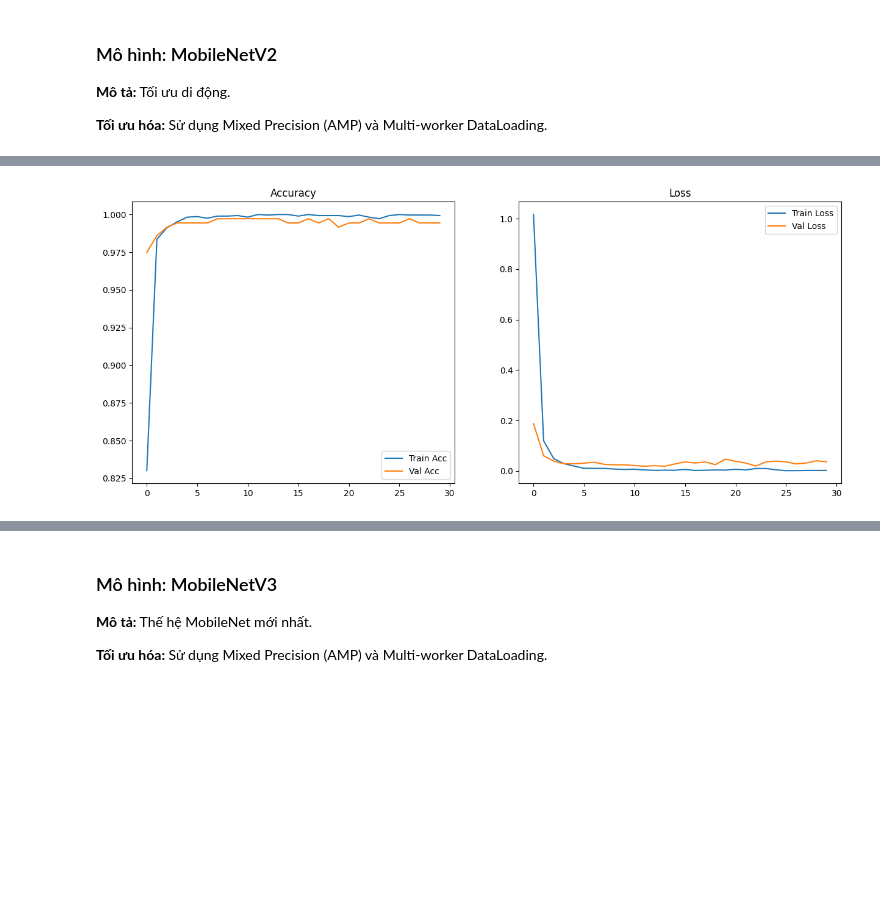
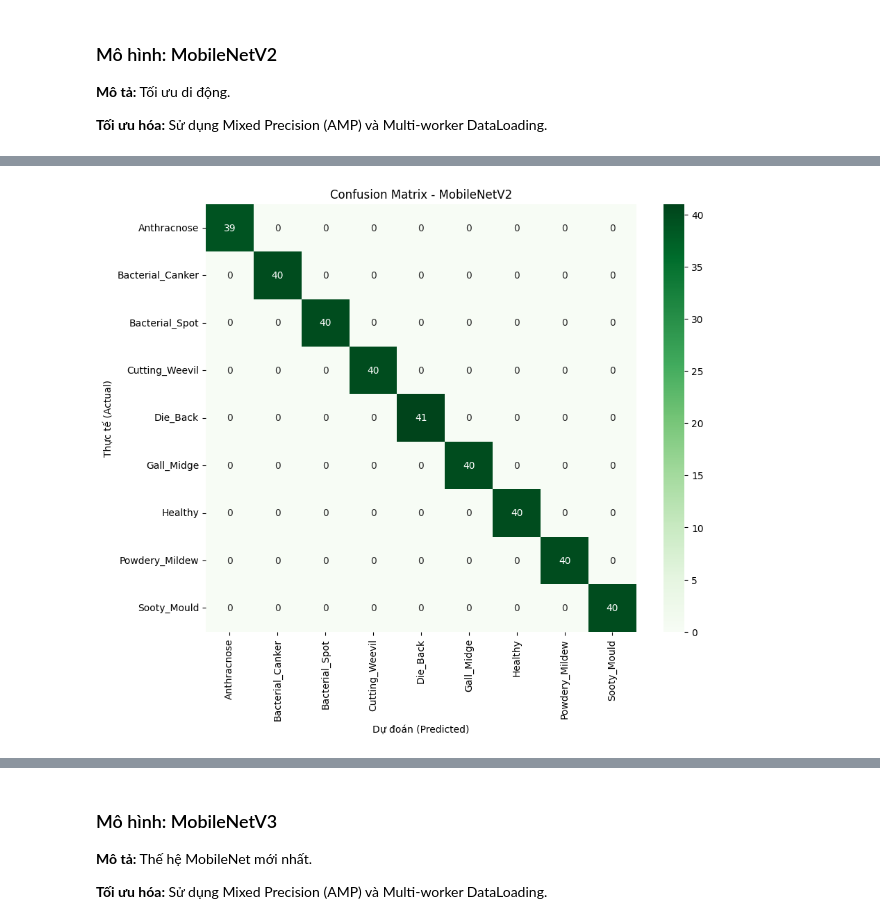
Before and after one commit to singuyen0312e9/MangoLeaf, a Jupyter notebook: MangoLeaf_Scientific_Report.ipynb, the cells around one changed output, grey strips where cells are left out. Cells and saved outputs as stored; diff of their text form; code cells hidden in the pictures; blank space fills up the shorter version.

```diff
--- a/MangoLeaf_Scientific_Report.ipynb
+++ b/MangoLeaf_Scientific_Report.ipynb
@@ -219,68 +390,98 @@ m_name = 'MobileNetV2'
 m_res_path = os.path.join(RESULT_PATH, m_name)
 os.makedirs(m_res_path, exist_ok=True)
 
-print(f'--- Đang khởi tạo mô hình: {m_name} ---')
+print(f'--- Đang khởi tạo mô hình: {m_name} (Pretrained + Optimized) ---')
 model = get_model(m_name, NUM_CLASSES)
 criterion = nn.CrossEntropyLoss()
-optimizer = optim.Adam(model.parameters(), lr=0.0001)
-scaler = torch.cuda.amp.GradScaler() # AMP
+optimizer = optim.Adam(model.parameters(), lr=0.0001) # Learning rate thấp giúp tinh chỉnh tốt hơn
+scaler = torch.cuda.amp.GradScaler()
+early_stopper = EarlyStopping(patience=8, verbose=True) # Dừng nếu 8 epoch không giảm loss
 
 history = {'train_loss': [], 'val_loss': [], 'train_acc': [], 'val_acc': []}
+best_acc = 0.0
 
 for epoch in range(EPOCHS):
+    # --- PHASE: TRAIN ---
     model.train(); tr_loss, tr_correct = 0, 0
     pbar = tqdm(train_loader, desc=f'Epoch {epoch+1}/{EPOCHS} [Train]')
     for inputs, labels in pbar:
         inputs, labels = inputs.to(DEVICE), labels.to(DEVICE)
         optimizer.zero_grad()
-        with torch.cuda.amp.autocast(): # AMP Forward
+        with torch.cuda.amp.autocast():
             outputs = model(inputs)
             loss = criterion(outputs, labels)
-        scaler.scale(loss).backward() # AMP Backward
+        scaler.scale(loss).backward()
         scaler.step(optimizer)
         scaler.update()
-        tr_loss += loss.item(); _, preds = torch.max(outputs, 1)
-        tr_correct += (preds == labels.data).sum().item()
+
+        tr_loss += loss.item()
+        _, preds = torch.max(outputs, 1)
+        tr_correct += (preds == labels).sum().item()
         pbar.set_postfix({'loss': f'{loss.item():.4f}'})
 
+    # --- PHASE: VAL ---
     model.eval(); v_loss, v_correct = 0, 0
     with torch.no_grad():
-        vbar = tqdm(val_loader, desc=f'Epoch {epoch+1}/{EPOCHS} [Val]')
-        for inputs, labels in vbar:
+        for inputs, labels in val_loader:
             inputs, labels = inputs.to(DEVICE), labels.to(DEVICE)
             with torch.cuda.amp.autocast():
                 outputs = model(inputs); loss = criterion(outputs, labels)
-            v_loss += loss.item(); _, preds = torch.max(outputs, 1)
-            v_correct += (preds == labels.data).sum().item()
+            v_loss += loss.item()
+            _, preds = torch.max(outputs, 1)
+            v_correct += (preds == labels).sum().item()
 
+    # Tính toán & Lưu History
+    epoch_val_acc = v_correct / len(val_set)
     history['train_loss'].append(tr_loss/len(train_loader))
     history['val_loss'].append(v_loss/len(val_loader))
     history['train_acc'].append(tr_correct/len(train_set))
-    history['val_acc'].append(v_correct/len(val_set))
+    history['val_acc'].append(epoch_val_acc)
 
-# TÍNH TOÁN METRICS
+    # Lưu model tốt nhất (Checkpoint)
+    if epoch_val_acc > best_acc:
+        best_acc = epoch_val_acc
+        torch.save(model.state_dict(), os.path.join(m_res_path, 'best_model.pth'))
+
+# --- ĐÁNH GIÁ VÀ VẼ MA TRẬN NHẦM LẪN (Confusion Matrix) ---
+print(f'--- Đang đánh giá {m_name} trên tập Test ---')
+model.load_state_dict(torch.load(os.path.join(m_res_path, 'best_model.pth')))
+model.eval()
+
 y_true, y_pred = [], []
-model.eval()
 with torch.no_grad():
     for inputs, labels in test_loader:
-        outputs = model(inputs.to(DEVICE)); _, preds = torch.max(outputs, 1)
-        y_true.extend(labels.numpy()); y_pred.extend(preds.cpu().numpy())
+        outputs = model(inputs.to(DEVICE))
+        _, preds = torch.max(outputs, 1)
+        y_true.extend(labels.numpy())
+        y_pred.extend(preds.cpu().numpy())
 
+# 1. Vẽ Ma trận nhầm lẫn
+cm = confusion_matrix(y_true, y_pred)
+plt.figure(figsize=(10, 8))
+sns.heatmap(cm, annot=True, fmt='d', cmap='Greens', xticklabels=CLASS_NAMES, yticklabels=CLASS_NAMES)
+plt.title(f'Confusion Matrix - {m_name}')
+plt.ylabel('Thực tế (Actual)')
+plt.xlabel('Dự đoán (Predicted)')
+plt.savefig(os.path.join(m_res_path, 'confusion_matrix.png'))
+plt.show()
+
+# 2. Tính toán Metrics phân loại
 acc = accuracy_score(y_true, y_pred)
-prec, rec, f1, _ = precision_recall_fscore_support(y_true, y_pred, average='macro')
-mse = mean_squared_error(y_true, y_pred); rmse = np.sqrt(mse); r2 = r2_score(y_true, y_pred)
+report = classification_report(y_true, y_pred, target_names=CLASS_NAMES, output_dict=True)
 
-# LƯU KẾT QUẢ
-report_data = classification_report(y_true, y_pred, target_names=CLASS_NAMES, output_dict=True)
-report_data['regression_metrics'] = {'mse': float(mse), 'rmse': float(rmse), 'r2_score': float(r2), 'accuracy': float(acc)}
-with open(os.path.join(m_res_path, 'report.json'), 'w') as f: json.dump(report_data, f, indent=4)
+# 3. Lưu JSON Report (Sạch sẽ, không hồi quy)
+with open(os.path.join(m_res_path, 'report.json'), 'w') as f:
+    json.dump(report, f, indent=4)
 
-# VẼ BIỂU ĐỒ TỔNG HỢP CHO MODEL
+# 4. Vẽ đồ thị Loss/Accuracy
 fig, axes = plt.subplots(1, 2, figsize=(15, 6))
-axes[0].plot(history['train_acc'], label='Train Acc'); axes[0].plot(history['val_acc'], label='Val Acc'); axes[0].set_title('Accuracy'); axes[0].legend()
-axes[1].plot(history['train_loss'], label='Train Loss'); axes[1].plot(history['val_loss'], label='Val Loss'); axes[1].set_title('Loss'); axes[1].legend()
-plt.savefig(os.path.join(m_res_path, 'metrics_curves.png')); plt.show()
+axes[0].plot(history['train_acc'], label='Train Acc'); axes[0].plot(history['val_acc'], label='Val Acc')
+axes[0].set_title(f'{m_name} Accuracy'); axes[0].legend()
+axes[1].plot(history['train_loss'], label='Train Loss'); axes[1].plot(history['val_loss'], label='Val Loss')
+axes[1].set_title(f'{m_name} Loss'); axes[1].legend()
+plt.savefig(os.path.join(m_res_path, 'metrics_curves.png'))
+plt.show()
 
-print(f'Done {m_name}: Accuracy={acc:.4f}')
+print(f'Done {m_name}: Best Val Acc={best_acc:.4f}, Test Acc={acc:.4f}')
 del model; torch.cuda.empty_cache()
 # %% [output]
@@ -288 +490 @@ del model; torch.cuda.empty_cache()
-[figure, old version]
+[figure, new version]
```
Also changed, not shown: parts of 13 cells of this notebook, 46 other files.
